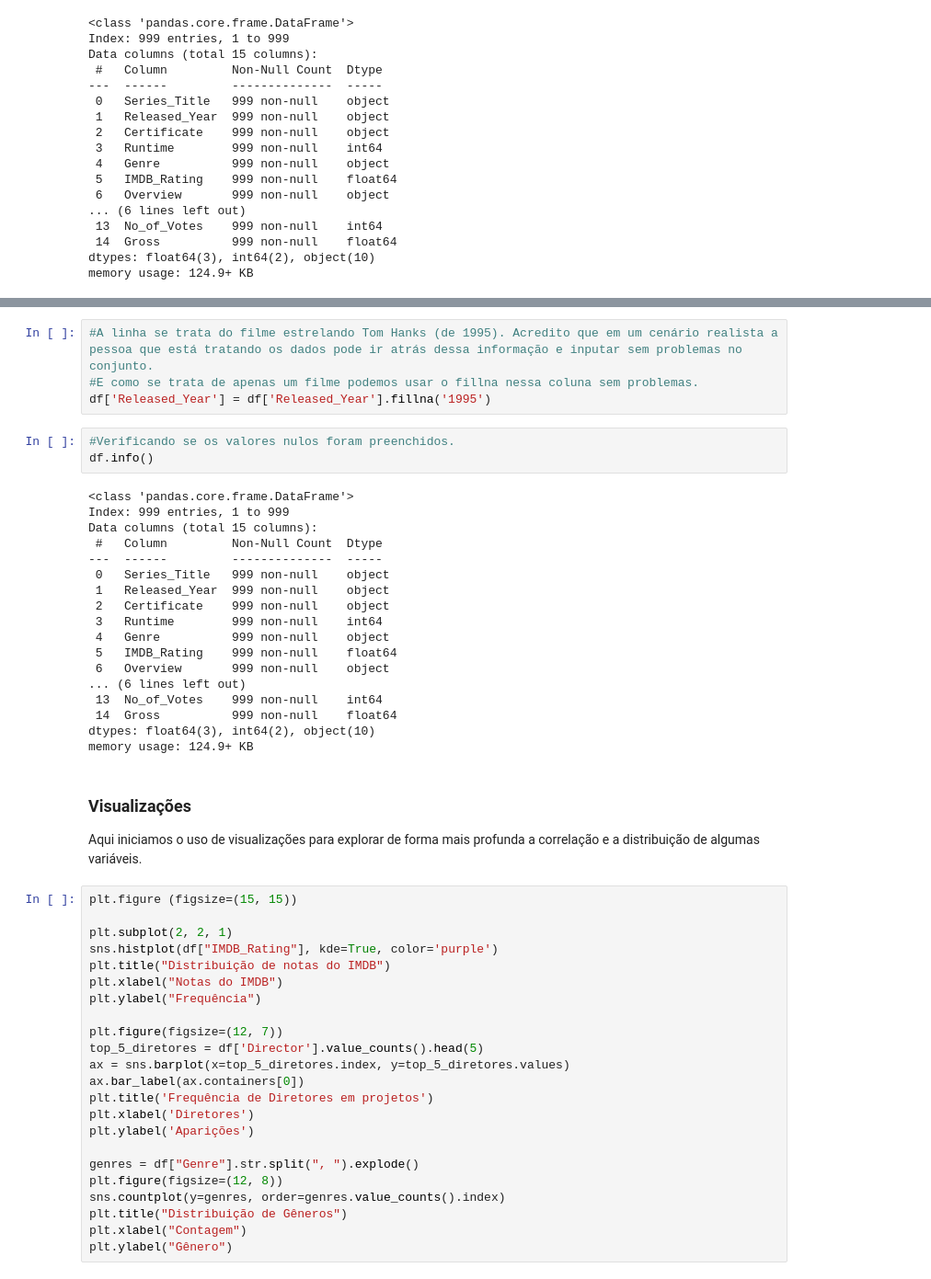
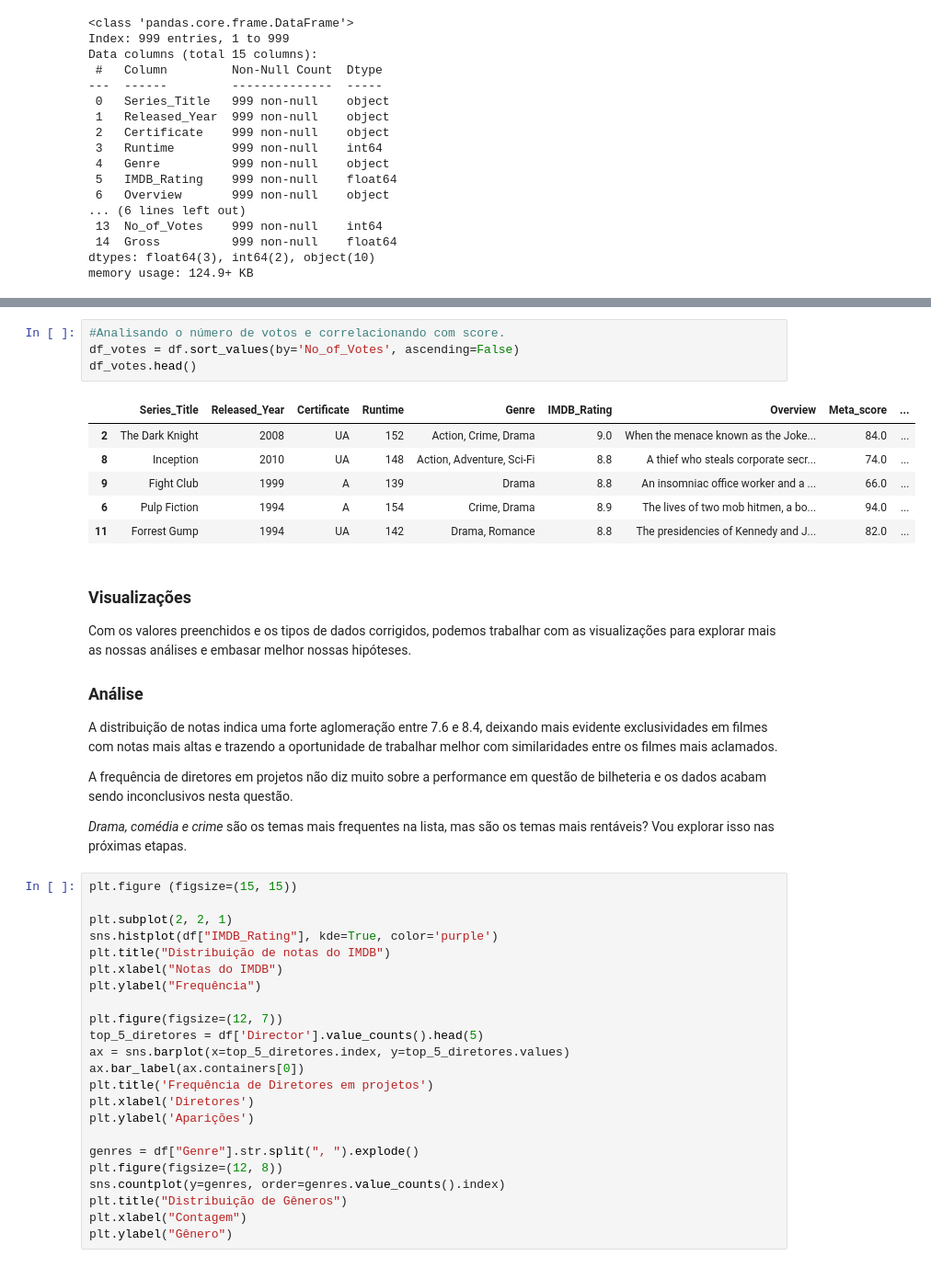
Before and after one commit to nairamclini/LH_CD_NAIRAM, a Jupyter notebook: desafio.ipynb, the cells around one changed output, grey strips where cells are left out. Shown at 92% size. Drawn from its saved outputs; the diff is of its cells as text.

```diff
--- a/desafio.ipynb
+++ b/desafio.ipynb
@@ -96,31 +87,25 @@ df[df['Released_Year'].isnull()]
-# %%
-#A linha se trata do filme estrelando Tom Hanks (de 1995). Acredito que em um cenário realista a pessoa que está tratando os dados pode ir atrás dessa informação e inputar sem problemas no conjunto.
-#E como se trata de apenas um filme podemos usar o fillna nessa coluna sem problemas.
-df['Released_Year'] = df['Released_Year'].fillna('1995')
-# %%
-#Verificando se os valores nulos foram preenchidos.
-df.info()
-# %% [output]
-<class 'pandas.core.frame.DataFrame'>
-Index: 999 entries, 1 to 999
-Data columns (total 15 columns):
- #   Column         Non-Null Count  Dtype
----  ------         --------------  -----
- 0   Series_Title   999 non-null    object
- 1   Released_Year  999 non-null    object
- 2   Certificate    999 non-null    object
- 3   Runtime        999 non-null    int64
- 4   Genre          999 non-null    object
- 5   IMDB_Rating    999 non-null    float64
- 6   Overview       999 non-null    object
-... (6 lines left out)
- 13  No_of_Votes    999 non-null    int64
- 14  Gross          999 non-null    float64
-dtypes: float64(3), int64(2), object(10)
-memory usage: 124.9+ KB
+# %%
+#Analisando o número de votos e correlacionando com score.
+df_votes = df.sort_values(by='No_of_Votes', ascending=False)
+df_votes.head()
+# %% [output]
+|  | Series_Title | Released_Year | Certificate | Runtime | Genre | IMDB_Rating | Overview | Meta_score | ... |
+| 2 | The Dark Knight | 2008 | UA | 152 | Action, Crime, Drama | 9.0 | When the menace known as the Joke... | 84.0 | ... |
+| 8 | Inception | 2010 | UA | 148 | Action, Adventure, Sci-Fi | 8.8 | A thief who steals corporate secr... | 74.0 | ... |
+| 9 | Fight Club | 1999 | A | 139 | Drama | 8.8 | An insomniac office worker and a ... | 66.0 | ... |
+| 6 | Pulp Fiction | 1994 | A | 154 | Crime, Drama | 8.9 | The lives of two mob hitmen, a bo... | 94.0 | ... |
+| 11 | Forrest Gump | 1994 | UA | 142 | Drama, Romance | 8.8 | The presidencies of Kennedy and J... | 82.0 | ... |
 # %% [markdown]
 ### Visualizações
-Aqui iniciamos o uso de visualizações para explorar de forma mais profunda a correlação e a distribuição de algumas variáveis.
+Com os valores preenchidos e os tipos de dados corrigidos, podemos trabalhar com as visualizações para explorar mais as nossas análises e embasar melhor nossas hipóteses.
+
+### Análise
+
+A distribuição de notas indica uma forte aglomeração entre 7.6 e 8.4, deixando mais evidente exclusividades em filmes com notas mais altas e trazendo a oportunidade de trabalhar melhor com similaridades entre os filmes mais aclamados.
+
+A frequência de diretores em projetos não diz muito sobre a performance em questão de bilheteria e os dados acabam sendo inconclusivos nesta questão.
+
+*Drama, comédia e crime* são os temas mais frequentes na lista, mas são os temas mais rentáveis? Vou explorar isso nas próximas etapas.
 # %%
 plt.figure (figsize=(15, 15))
 
```
Also changed, not shown: parts of 9 cells of this notebook, 1 other file.
